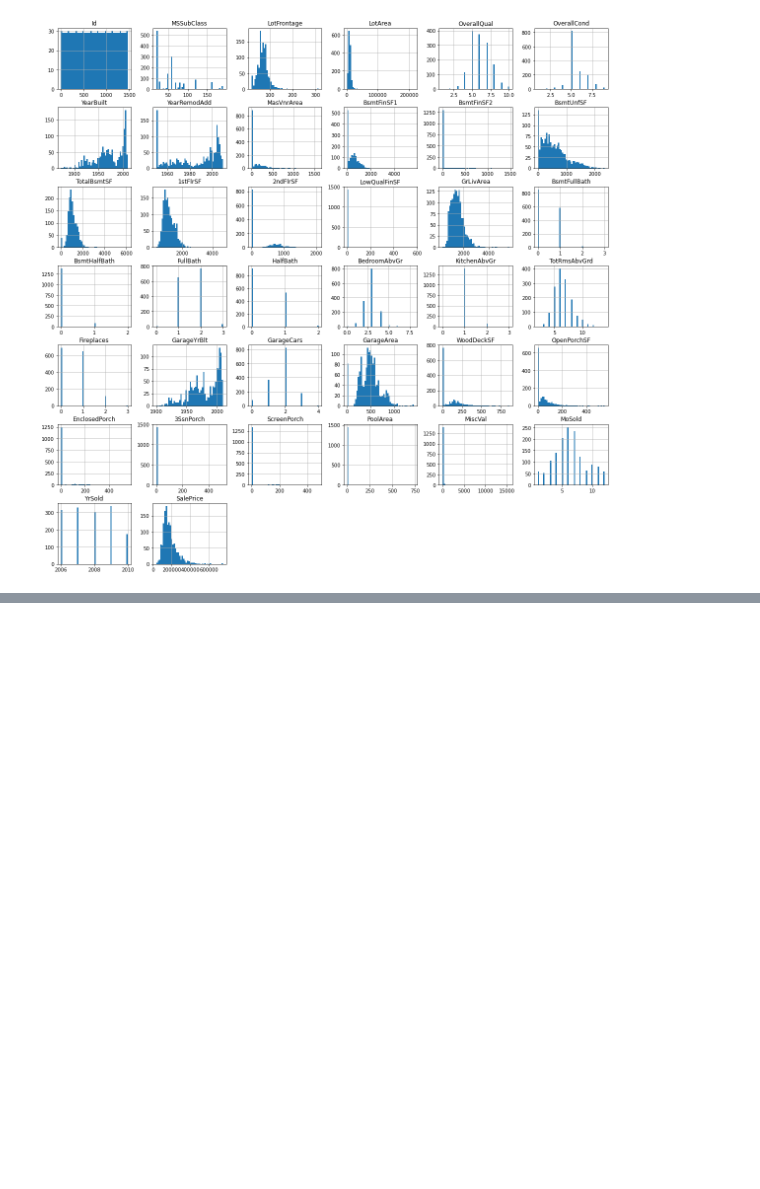
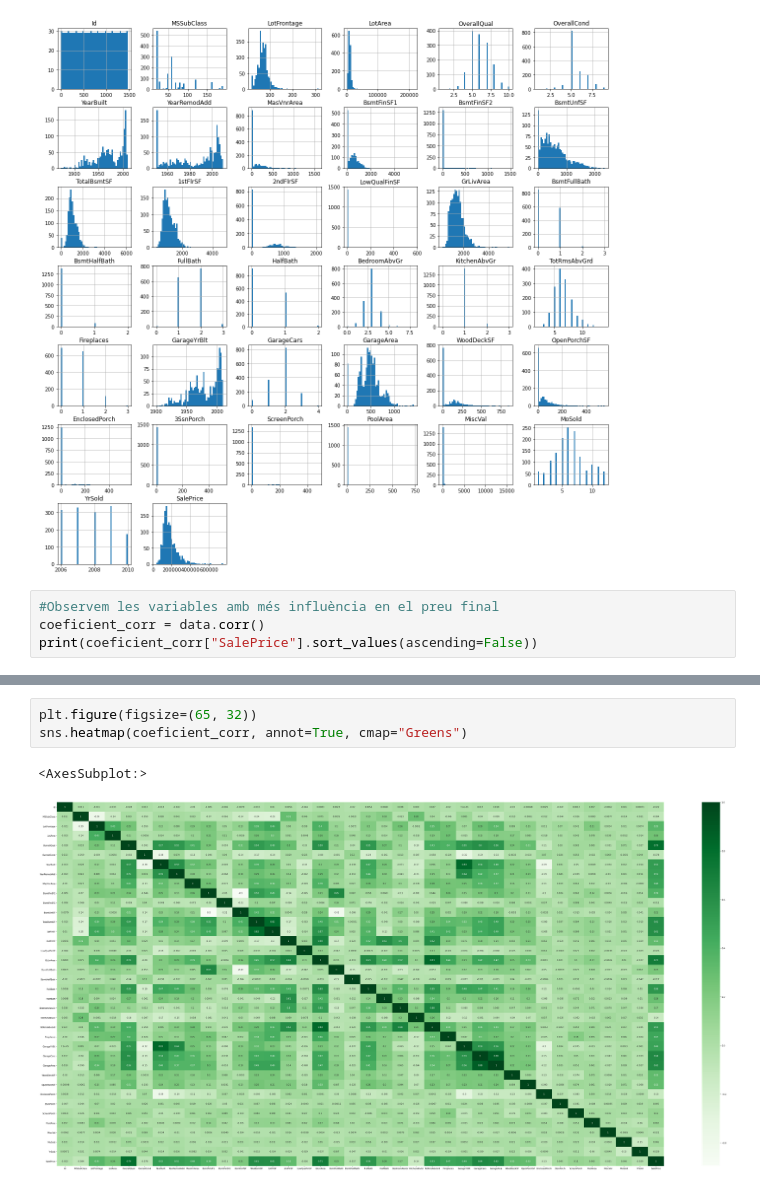
Before and after one commit to Biel-Altimira/house_prices, a Jupyter notebook: house prices/house_prices.ipynb, the cells around one changed output, grey strips where cells are left out. Saved outputs shown, nothing was run; the diff lists cells and outputs as text; blank space fills up the shorter version.

Commit message:
Heatmap de correlacions s'ha afegit

```diff
--- a/house prices/house_prices.ipynb
+++ b/house prices/house_prices.ipynb
@@ -89,3 +91,7 @@ data.hist(bins=50, figsize=(20,20))
 plt.show()
 # %% [output]
 [figure]
+# %%
+#Observem les variables amb més influència en el preu final
+coeficient_corr = data.corr()
+print(coeficient_corr["SalePrice"].sort_values(ascending=False))
@@ -91,0 +116,6 @@ plt.show()
+# %%
+plt.figure(figsize=(65, 32))
+sns.heatmap(coeficient_corr, annot=True, cmap="Greens")
+# %% [output]
+<AxesSubplot:>
+[figure, added]
```
Also changed, not shown: parts of 4 cells of this notebook.
